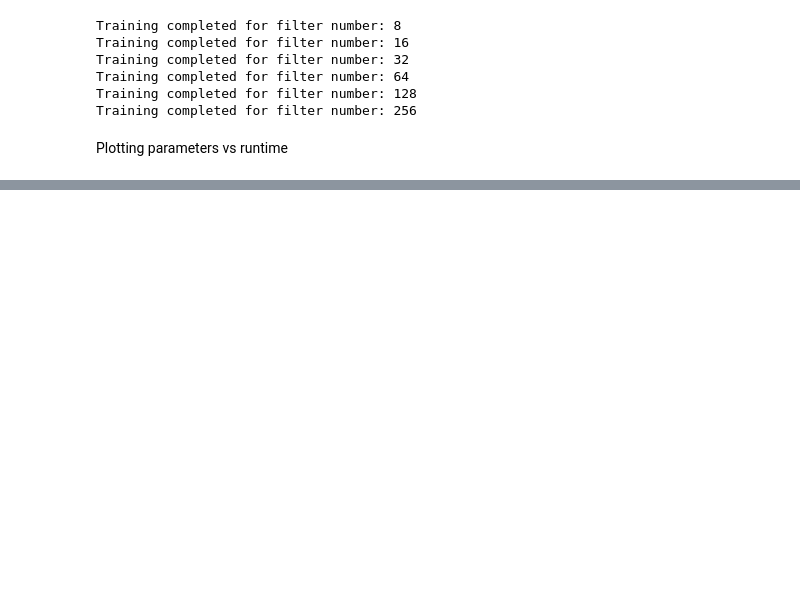
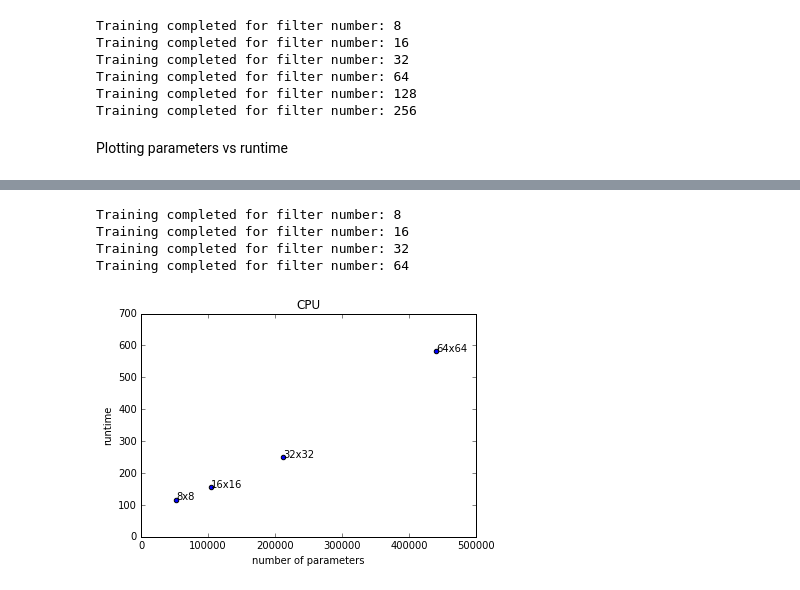
Before and after one commit to sameedhayat/dl_lab_2017, a Jupyter notebook: notebooks/exercise_2.ipynb, the cells around one changed output, grey strips where cells are left out. Saved outputs shown, nothing was run; the diff lists cells and outputs as text; code cells hidden in the pictures; blank space fills up the shorter version.

```diff
--- a/notebooks/exercise_2.ipynb
+++ b/notebooks/exercise_2.ipynb
@@ -210,0 +223,28 @@ plt.show()
+# %%
+cpu_filters = [8, 16, 32, 64]
+cpu_times = list()
+cpu_parameters_count = list()
+for filter_number in cpu_filters:
+    t0 = time.time()
+    cpu_parameters_count.append(parameter_number(filter_number))
+    train(filter_number = filter_number, evaluation=False)
+    print('Training completed for filter number: %s' % filter_number)
+    t1 = time.time()
+    cpu_times.append(t1 - t0)
+# %% [output]
+Training completed for filter number: 8
+Training completed for filter number: 16
+Training completed for filter number: 32
+Training completed for filter number: 64
+# %%
+cpu_filters_text = ['8x8', '16x16', '32x32', '64x64']
+plt.scatter(cpu_parameters_count, cpu_times)
+for i, txt in enumerate(cpu_filters_text):
+    plt.annotate(txt, (cpu_parameters_count[i], cpu_times[i]))
+plt.title('CPU')
+plt.xlabel('number of parameters')
+plt.ylabel('runtime')
+plt.savefig('runtime_cpu.png')
+plt.show()
+# %% [output]
+[figure, added]
```
Also changed, not shown: parts of 7 cells of this notebook.
